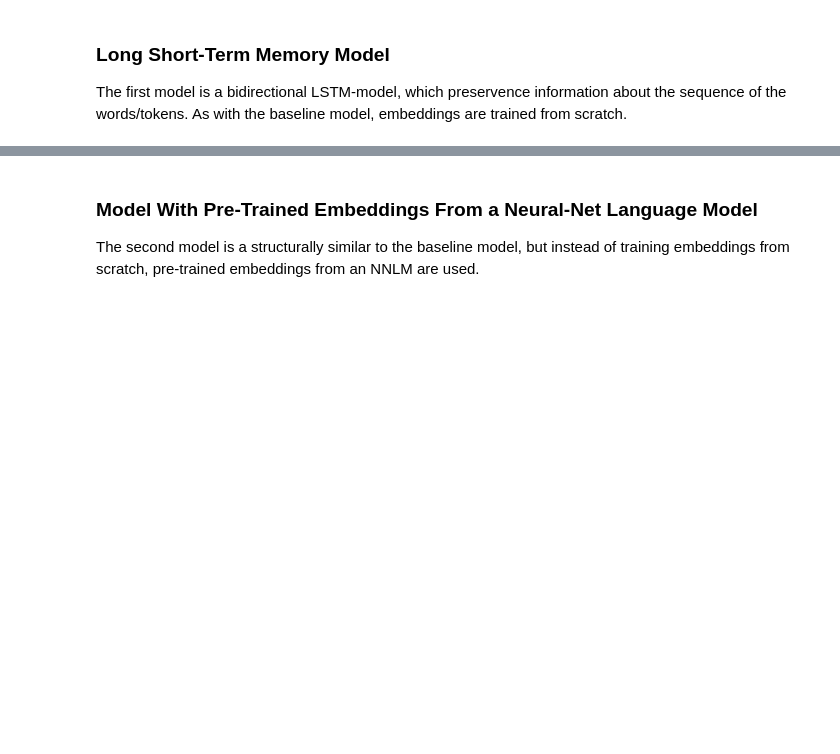
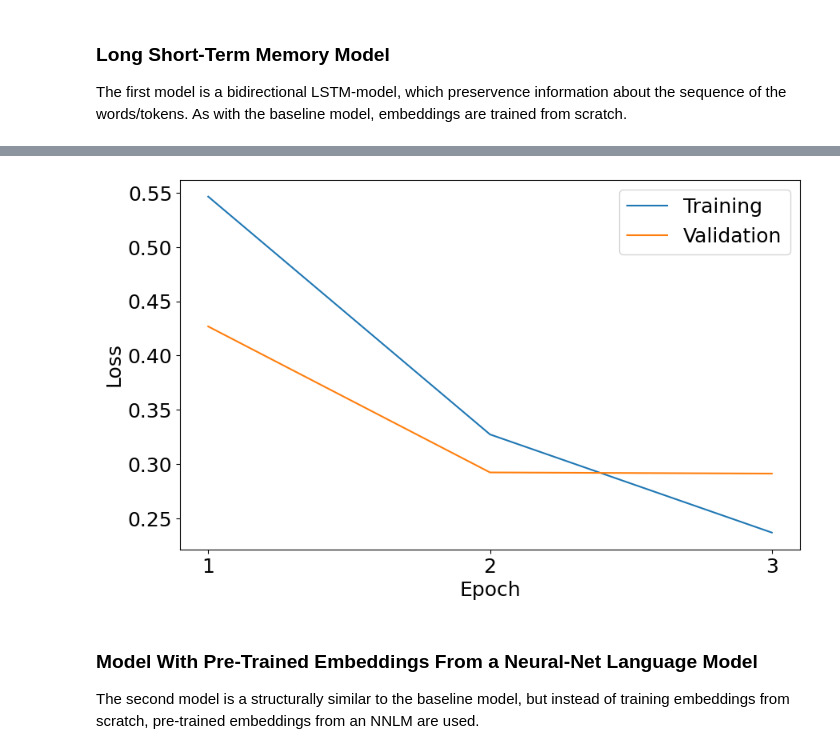
Before and after one commit to HannesMK/plain-language-classification, a Jupyter notebook: 3_Model/model_definition_evaluation.ipynb, the cells around one changed output, grey strips where cells are left out. Cells and saved outputs as stored; diff of their text form; code cells hidden in the pictures; blank space fills up the shorter version.

```diff
--- a/3_Model/model_definition_evaluation.ipynb
+++ b/3_Model/model_definition_evaluation.ipynb
@@ -104,2 +145,4 @@ figure, axes = utilities.plot_accuracy(history=history_lstm, y_limits=y_limits)
 # %%
-figure, axes = utilities.plot_loss(history=history_lstm)
+figure, axes = utilities.plot_loss(data_history=data_history_lstm)
+# %% [output]
+[figure, added]
```
Also changed, not shown: parts of 19 cells of this notebook, 2 other files.
